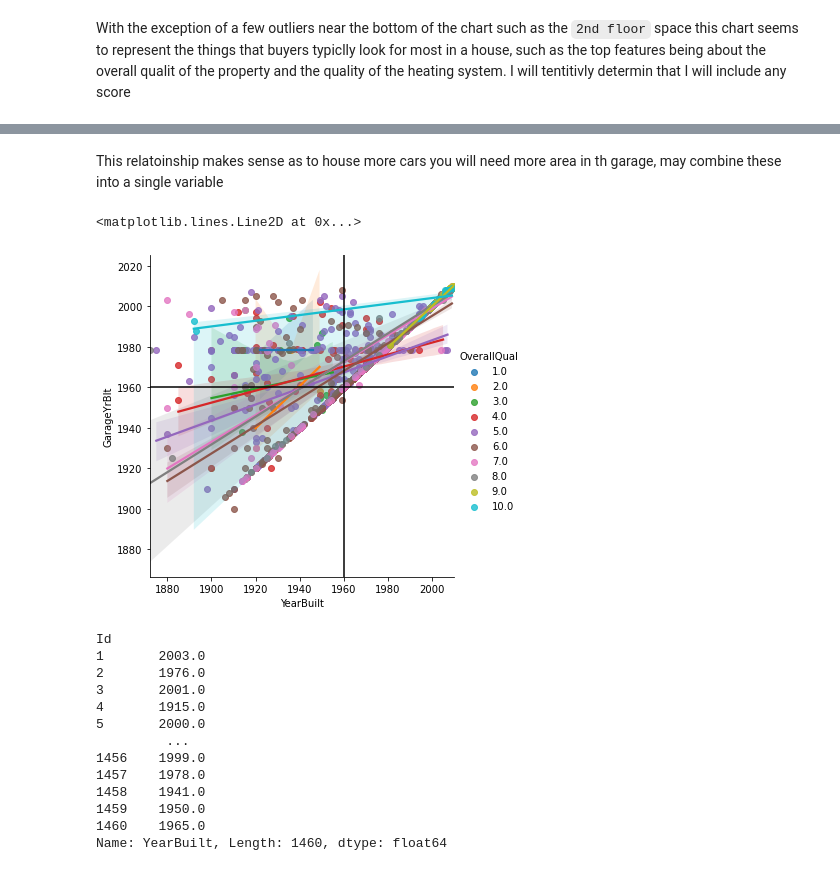
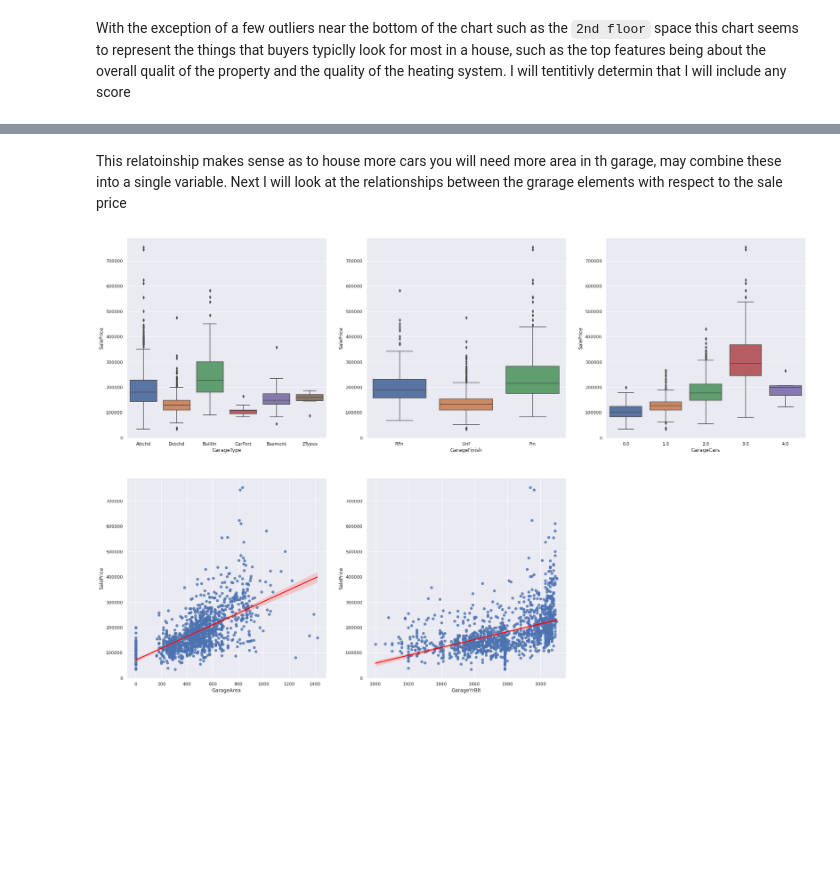
Before and after one commit to bhollands/Iowa-house-prices-advanced-regression, a Jupyter notebook: EDA.ipynb, the cells around one changed output, grey strips where cells are left out. Cells and saved outputs as stored; diff of their text form; code cells hidden in the pictures; blank space fills up the shorter version.

Commit message:
Added Garage Analysis and did quick fit

```diff
--- a/EDA.ipynb
+++ b/EDA.ipynb
@@ -142,25 +142,18 @@ sns.regplot(x = train_drop['GarageCars'], y = train_drop['GarageArea'])
 # %% [markdown]
-This relatoinship makes sense as to house more cars you will need more area in th garage, may combine these into a single variable
+This relatoinship makes sense as to house more cars you will need more area in th garage, may combine these into a single variable. Next I will look at the relationships between the grarage elements with respect to the sale price
-# %%
-sns.lmplot(x = 'YearBuilt', y = 'GarageYrBlt', hue = 'OverallQual', data = train_drop)
-plt.axvline(1960, color = 'k')
-plt.axhline(1960, color = 'k')
-# %% [output]
-<matplotlib.lines.Line2D at 0x...>
-[figure, removed]
-# %%
-train_drop['YearBuilt']
-# %% [output]
-Id
-1       2003.0
-2       1976.0
-3       2001.0
-4       1915.0
-5       2000.0
-         ...
-1456    1999.0
-1457    1978.0
-1458    1941.0
-1459    1950.0
-1460    1965.0
-Name: YearBuilt, Length: 1460, dtype: float64
+# %%
+sns.set()
+garage_ind = ['GarageType','GarageFinish', 'GarageCars', 'GarageArea', 'GarageYrBlt']
+
+i=0
+plt.figure(figsize = (30,20))
+for _ in garage_ind:
+    ax = plt.subplot(2,3 ,i+1)
+    if i < 3:
+        sns.boxplot(x = _, y = 'SalePrice', data = train_drop, ax=ax)
+    else:
+        sns.regplot(x = _, y = 'SalePrice',data = train_drop,line_kws={'color':'red'} ,ax = ax)
+
+    i+=1
+# %% [output]
+[figure, added]
```
Also changed, not shown: parts of 16 cells of this notebook.
